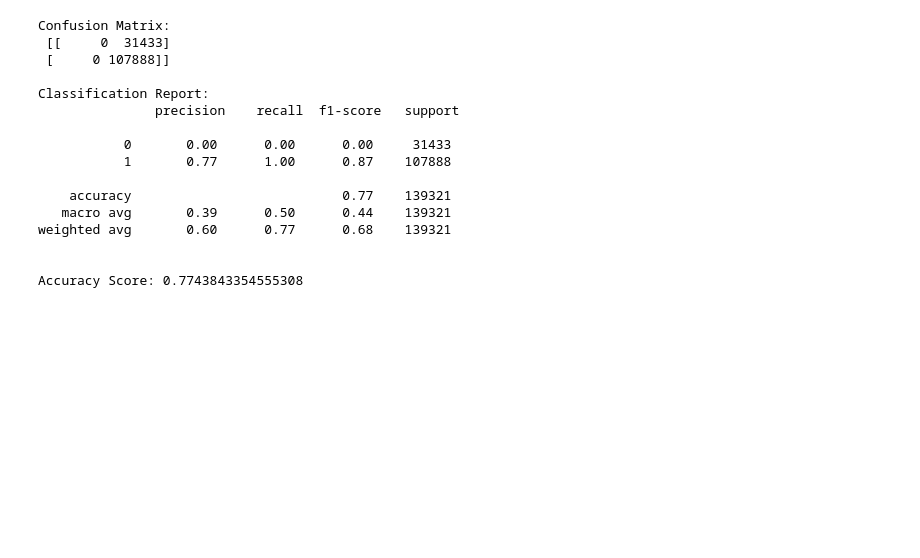
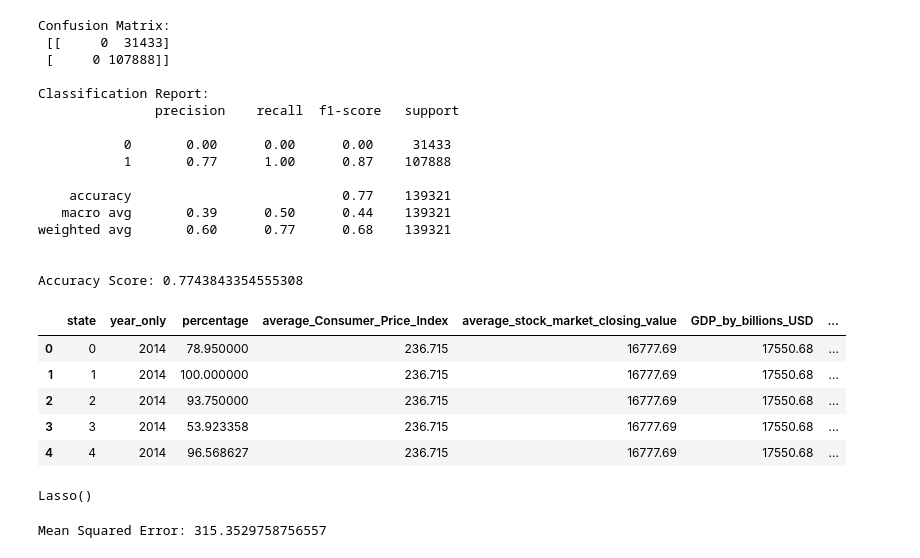
Before and after one commit to JessiPool/KaggleXProject, a Jupyter notebook: regressiontesting.ipynb, the cells around one changed output. Saved outputs shown, nothing was run; the diff lists cells and outputs as text; code cells hidden in the pictures; blank space fills up the shorter version.

```diff
--- a/regressiontesting.ipynb
+++ b/regressiontesting.ipynb
@@ -628,0 +637,9 @@ Accuracy Score: 0.7743843354555308
+# %%
+df_st2.head()
+# %% [output]
+|  | state | year_only | percentage | average_Consumer_Price_Index | average_stock_market_closing_value | GDP_by_billions_USD | ... |
+| 0 | 0 | 2014 | 78.950000 | 236.715 | 16777.69 | 17550.68 | ... |
+| 1 | 1 | 2014 | 100.000000 | 236.715 | 16777.69 | 17550.68 | ... |
+| 2 | 2 | 2014 | 93.750000 | 236.715 | 16777.69 | 17550.68 | ... |
+| 3 | 3 | 2014 | 53.923358 | 236.715 | 16777.69 | 17550.68 | ... |
+| 4 | 4 | 2014 | 96.568627 | 236.715 | 16777.69 | 17550.68 | ... |
@@ -628,0 +651,5 @@ Accuracy Score: 0.7743843354555308
+# %%
+lasso = Lasso(alpha=1.0)  # You can adjust the alpha (regularization strength) as needed
+lasso.fit(X_train, y_train)
+# %% [output]
+Lasso()
@@ -628,0 +658,5 @@ Accuracy Score: 0.7743843354555308
+# %%
+mse = mean_squared_error(y_test, y_pred)
+print(f"Mean Squared Error: {mse}")
+# %% [output]
+Mean Squared Error: 315.3529758756557
```
Also changed, not shown: parts of 9 cells of this notebook.
